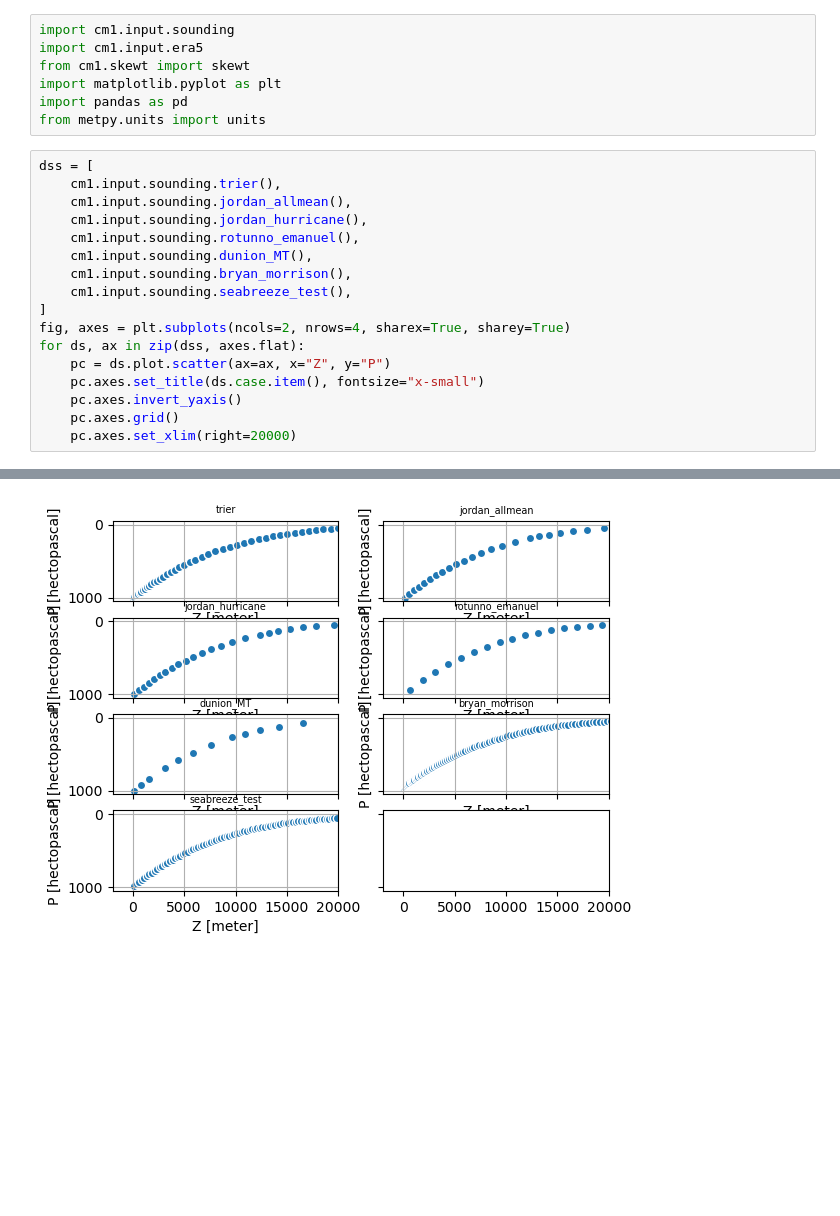
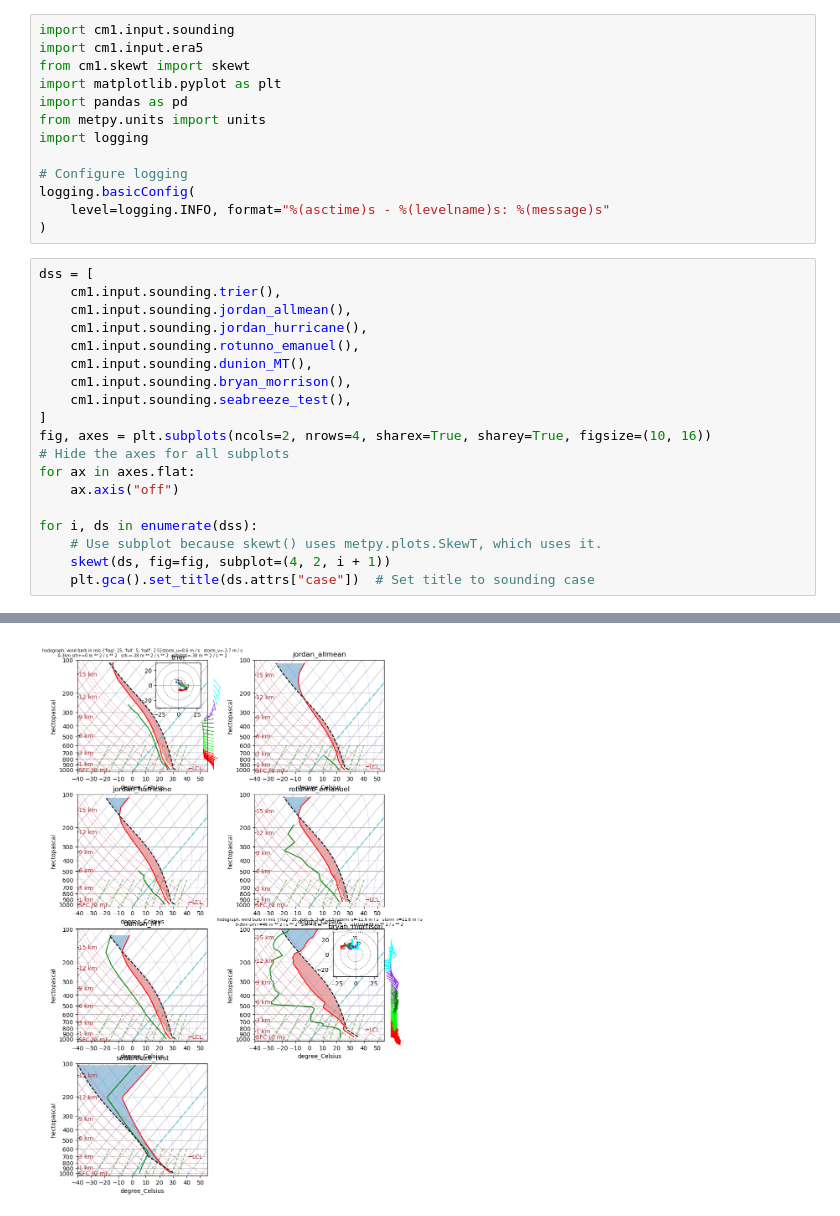
Before and after one commit to ahijevyc/cm1, a Jupyter notebook: soundings/input_sounding_era5.ipynb, the cells around one changed output, grey strips where cells are left out. Saved outputs shown, nothing was run; the diff lists cells and outputs as text; blank space fills up the shorter version.

```diff
--- a/soundings/input_sounding_era5.ipynb
+++ b/soundings/input_sounding_era5.ipynb
@@ -5,6 +5,12 @@ from cm1.skewt import skewt
 import matplotlib.pyplot as plt
 import pandas as pd
 from metpy.units import units
+import logging
+
+# Configure logging
+logging.basicConfig(
+    level=logging.INFO, format="%(asctime)s - %(levelname)s: %(message)s"
+)
 # %%
 dss = [
     cm1.input.sounding.trier(),
@@ -15,11 +21,13 @@ dss = [
     cm1.input.sounding.bryan_morrison(),
     cm1.input.sounding.seabreeze_test(),
 ]
-fig, axes = plt.subplots(ncols=2, nrows=4, sharex=True, sharey=True)
-for ds, ax in zip(dss, axes.flat):
-    pc = ds.plot.scatter(ax=ax, x="Z", y="P")
-    pc.axes.set_title(ds.case.item(), fontsize="x-small")
-    pc.axes.invert_yaxis()
-    pc.axes.grid()
-    pc.axes.set_xlim(right=20000)
+fig, axes = plt.subplots(ncols=2, nrows=4, sharex=True, sharey=True, figsize=(10, 16))
+# Hide the axes for all subplots
+for ax in axes.flat:
+    ax.axis("off")
+
+for i, ds in enumerate(dss):
+    # Use subplot because skewt() uses metpy.plots.SkewT, which uses it.
+    skewt(ds, fig=fig, subplot=(4, 2, i + 1))
+    plt.gca().set_title(ds.attrs["case"])  # Set title to sounding case
 # %% [output]
@@ -31 +51 @@ ERROR:root:p_bot<0 -23.302988182308418 hPa dp -53.61896272578618 hPa * kg * m **
-[figure, old version]
+[figure, new version]
```
Also changed, not shown: parts of 16 cells of this notebook.
